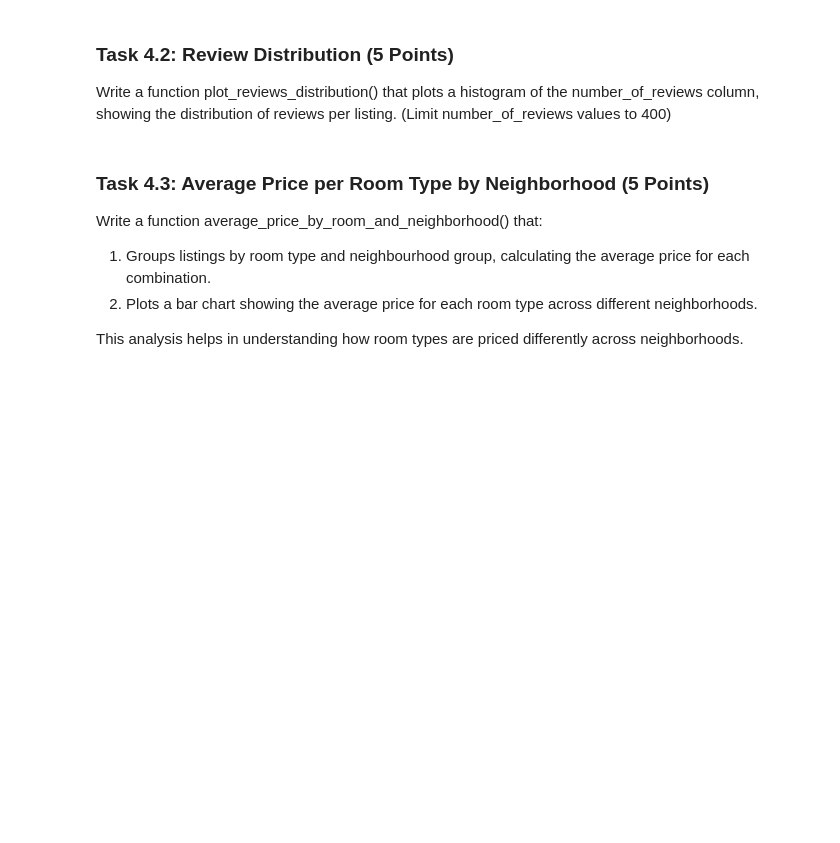
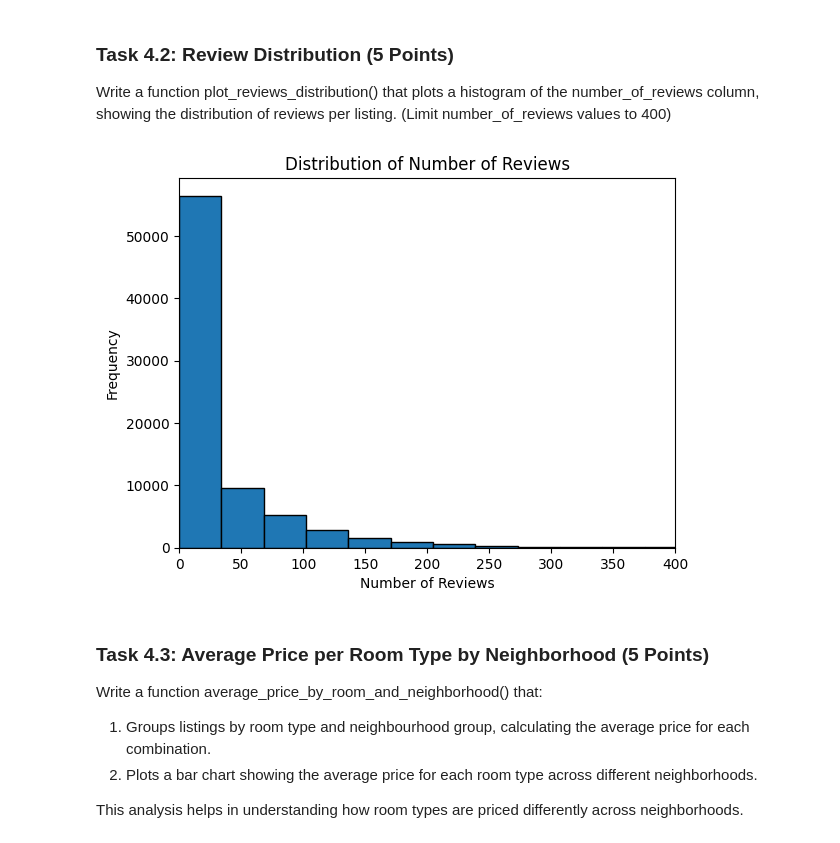
Before and after one commit to TangyKiwi/DSC-200, a Jupyter notebook: Assignment_2/Assignment_2.ipynb, the cells around one changed output. Drawn from its saved outputs; the diff is of its cells as text; code cells hidden in the pictures; blank space fills up the shorter version.

```diff
--- a/Assignment_2/Assignment_2.ipynb
+++ b/Assignment_2/Assignment_2.ipynb
@@ -230,3 +418,16 @@ raise NotImplementedError()
+# %%
+# YOUR CODE HERE
+def plot_reviews_distribution(df):
+    plt.hist(df["number of reviews"].dropna(), bins=30, edgecolor="black")
+    plt.title("Distribution of Number of Reviews")
+    plt.xlabel("Number of Reviews")
+    plt.ylabel("Frequency")
+    plt.xlim(0, 400)
+    plt.show()
+
+plot_reviews_distribution(processed_df)
+# %% [output]
+[figure, added]
 # %% [markdown]
 ### Task 4.3: Average Price per Room Type by Neighborhood (5 Points)
 
```
Also changed, not shown: parts of 40 cells of this notebook.
